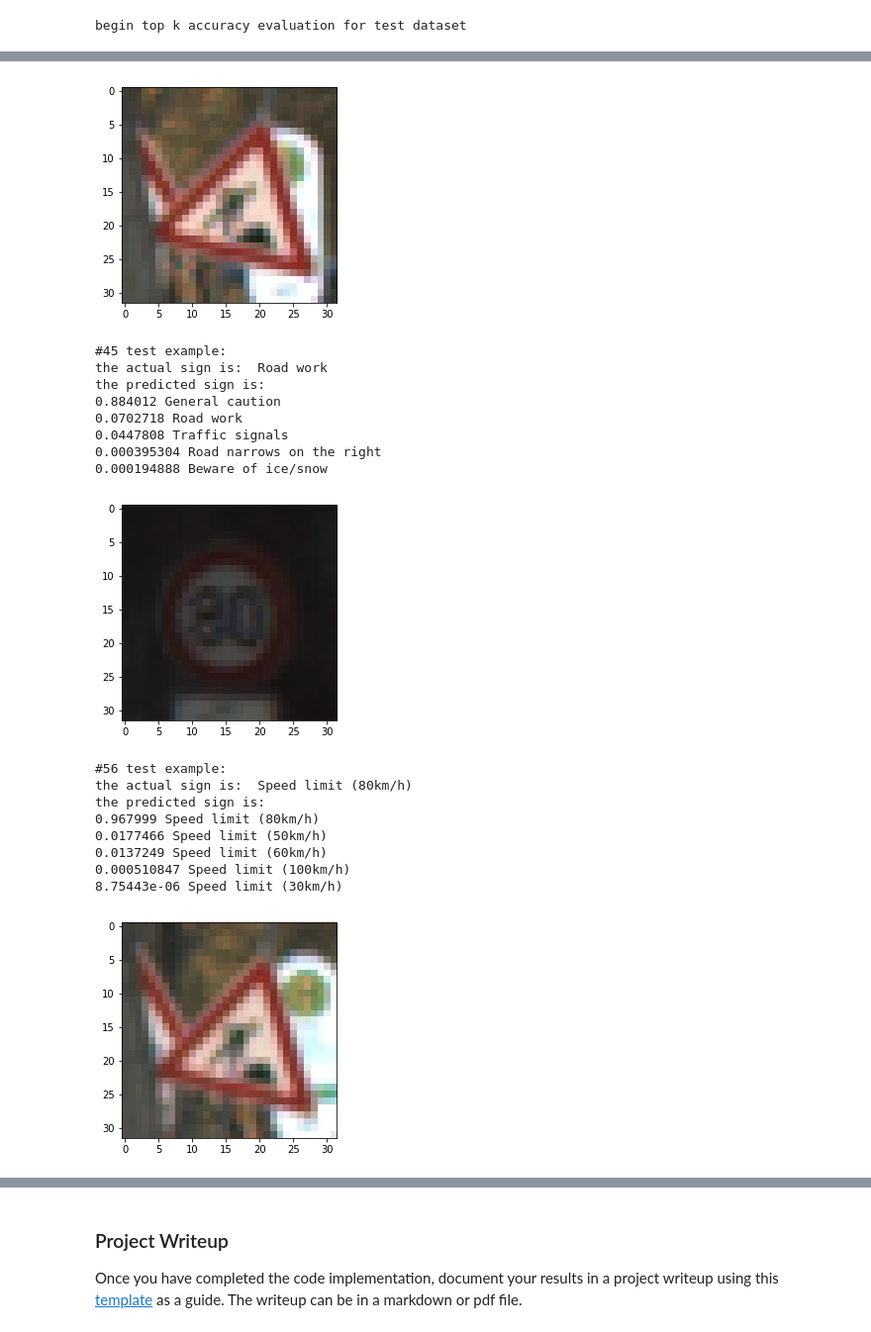
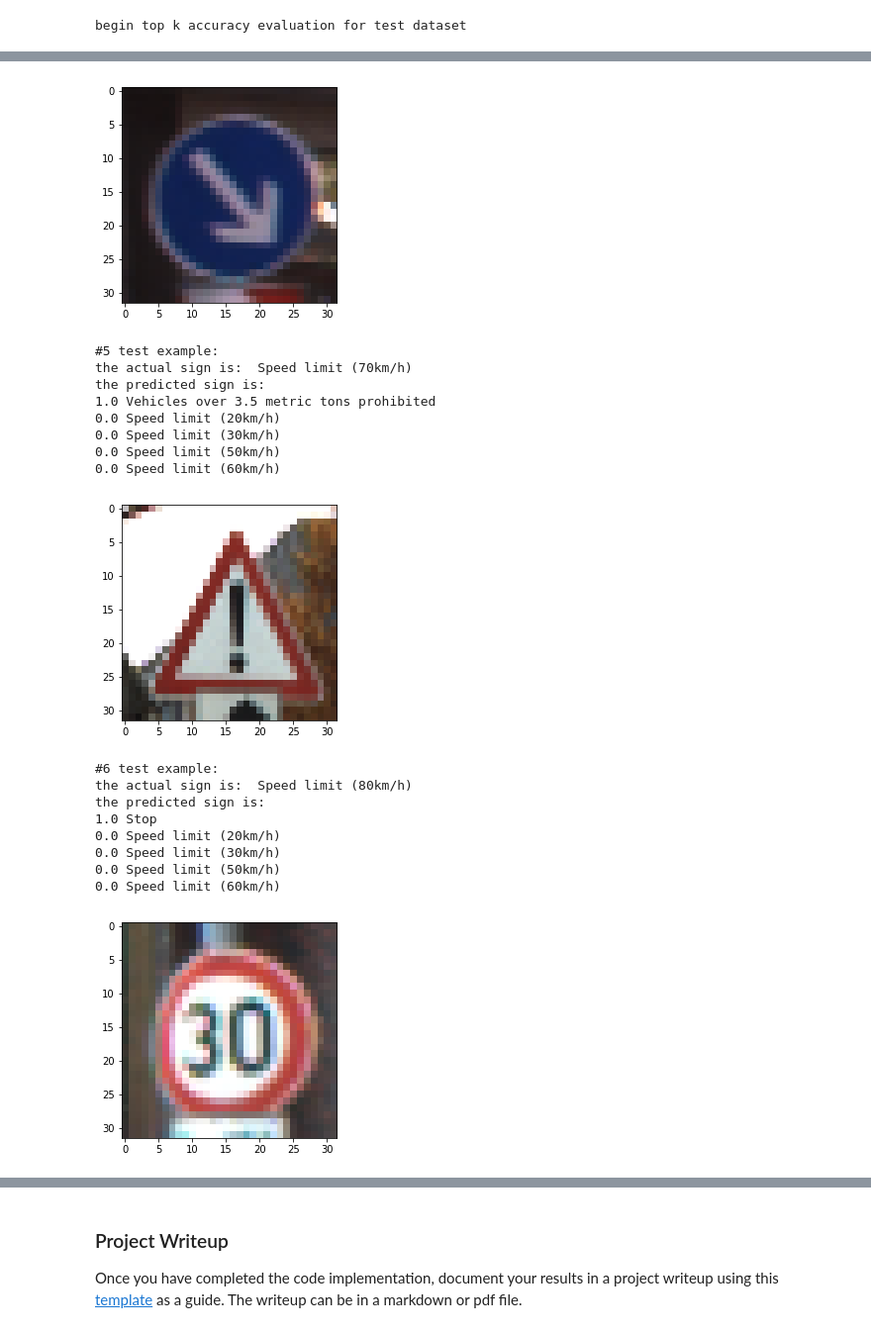
Before and after one commit to easyfly007/autodrive_projects, a Jupyter notebook: proj_traffic_sign_classifier/Traffic_Sign_Classifier.ipynb, the cells around one changed output, grey strips where cells are left out. Shown at 99% size. Drawn from its saved outputs; the diff is of its cells as text; code cells hidden in the pictures.

```diff
--- a/proj_traffic_sign_classifier/Traffic_Sign_Classifier.ipynb
+++ b/proj_traffic_sign_classifier/Traffic_Sign_Classifier.ipynb
@@ -440,0 +446,2 @@ print(len(myimgs_gray))
+# %%
+myimgs_input =np.expand_dims(myimgs_gray, axis = 3)
@@ -482,7 +490,7 @@ def predict(X_data):
 # reals_y = y_test[:predict_size]
 
 # predicts_y = predict(predicts_x_gray)
-predicts_y = predict(myimgs_gray)
+predicts_y = predict(myimgs_input)
 # %% [output]
 totally 8 to be predicted
 restore previously saved model under ./lenet
@@ -490,7 +498,7 @@ ValueError: Cannot feed value of shape (8, 32, 32) for Tensor 'Placeholder:0', w
 # %%
-for img, predict_y, real_y in zip(predicts_x_color, predicts_y[0], reals_y):
-    plt.imshow(img)
+for img, predict_y in zip(myimgs_color, predicts_y[0]):
+    plt.imshow(cv2.cvtColor(img, cv2.COLOR_BGR2RGB))
     plt.show()
-    print('real label is ', real_y, ',', label_int2name[real_y])
-    print('predict label is ', predict_y, ',', label_int2name[predict_y])
+#     print('real label is ', real_y, ',', label_int2name[real_y])
+    print('forthe above img, predict label is ', predict_y, ',', label_int2name[predict_y])
 # %% [output]
@@ -593,20 +603,21 @@ topk_accuracy = tf.reduce_mean(tf.cast(topk_logical, tf.float32))
 with tf.Session() as sess:
     saver.restore(sess, tf.train.latest_checkpoint('.'))
     print('begin top k accuracy evaluation for test dataset')
-    feed = {x: X_test_input[:100], keep_prob: 1.0}
+    feed = {x: myimgs_input, keep_prob: 1.0}
     topk_results = sess.run(topk_result, feed_dict= feed)
 # %% [output]
 begin top k accuracy evaluation for test dataset
 # %%
 # try to print the top k labels
 # select any one between 0 and 100 to check the top_k result
-topk_list = [34, 45, 56, 78, 98]
+topk_list = [3, 5, 6, 1]
+
 topk_prob = topk_results[0][topk_list]
 topk_labl = topk_results[1][topk_list]
 # print(topk_prob)
 # print(topk_labl)
 
-for i, imgid in enumerate(topk_list):
+for img,  in enumerate(topk_list):
     img = X_test[imgid]
     plt.imshow(img)
     plt.show()
@@ -631,19 +642,19 @@ the predicted sign is:
-[figure, old version]
+[figure, new version]
-#45 test example:
-the actual sign is:  Road work
+#5 test example:
+the actual sign is:  Speed limit (70km/h)
 the predicted sign is:
-0.884012 General caution
-0.0702718 Road work
-0.0447808 Traffic signals
-0.000395304 Road narrows on the right
-0.000194888 Beware of ice/snow
+1.0 Vehicles over 3.5 metric tons prohibited
+0.0 Speed limit (20km/h)
+0.0 Speed limit (30km/h)
+0.0 Speed limit (50km/h)
+0.0 Speed limit (60km/h)
-[figure, old version]
+[figure, new version]
-#56 test example:
+#6 test example:
 the actual sign is:  Speed limit (80km/h)
 the predicted sign is:
-0.967999 Speed limit (80km/h)
-0.0177466 Speed limit (50km/h)
-0.0137249 Speed limit (60km/h)
-0.000510847 Speed limit (100km/h)
-8.75443e-06 Speed limit (30km/h)
+1.0 Stop
+0.0 Speed limit (20km/h)
+0.0 Speed limit (30km/h)
+0.0 Speed limit (50km/h)
+0.0 Speed limit (60km/h)
-[figure, old version]
+[figure, new version]
```
Also changed, not shown: parts of 11 cells of this notebook.
